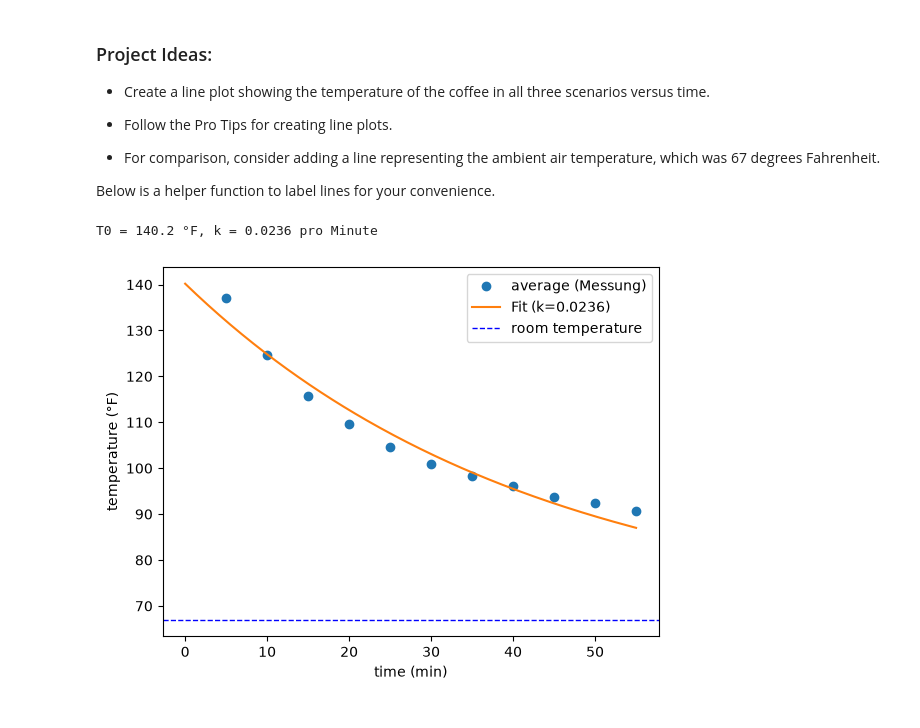
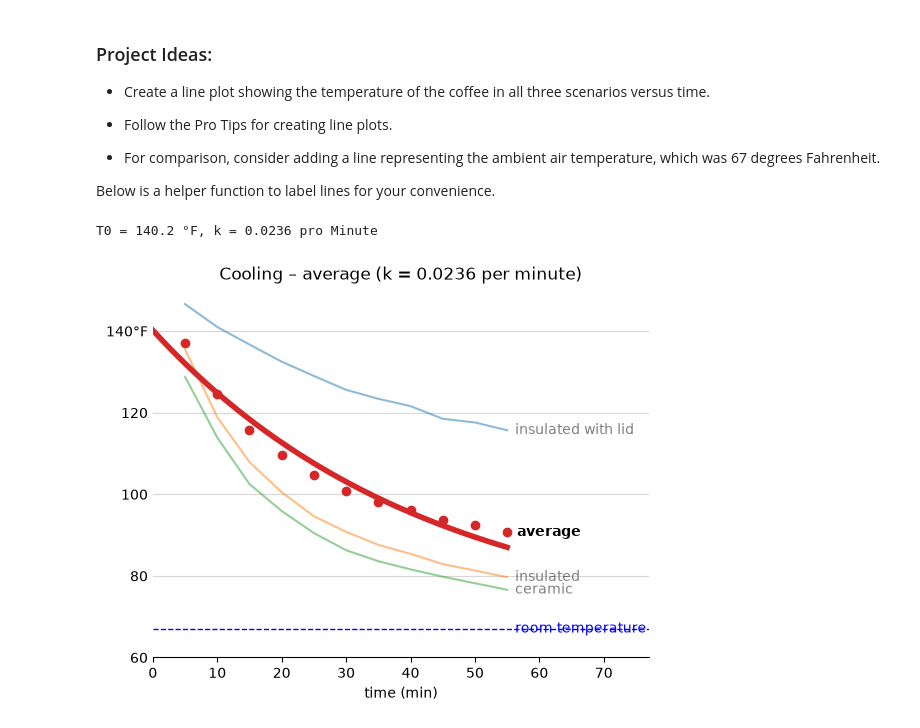
Before and after one commit to HTL3R-2627-SEW-5AX/2158_27_5AX_SEW_HTL3R, a Jupyter notebook: cisco_dse/chapter4/cooling-coffee-project/hot-coffee.ipynb, the cells around one changed output. Cells and saved outputs as stored; diff of their text form; code cells hidden in the pictures.

Commit message:
fifth try for plot with adopted pro tips and clean up with class from netacad

```diff
--- a/cisco_dse/chapter4/cooling-coffee-project/hot-coffee.ipynb
+++ b/cisco_dse/chapter4/cooling-coffee-project/hot-coffee.ipynb
@@ -61,37 +61,67 @@ def add_end_labels(df, x, column_names, alpha=1, fontweight='normal'):
 # YOUR CODE HERE (add additional cells as needed)
 # %%
 import numpy as np
+import matplotlib.pyplot as plt
 from scipy.optimize import curve_fit
 
+# Konfiguration
 T_raum = 67
-spalten = ['insulated with lid', 'insulated', 'ceramic']
+focus_column = 'average'
+focus_color = 'C3'
+back_columns = ['insulated with lid', 'insulated', 'ceramic']
+back_colors = ['C0', 'C1', 'C2']
 
-df['average'] = df[spalten].mean(axis=1)
+df['average'] = df[back_columns].mean(axis=1)
+df = df.set_index('time')          # time als x-Achse, wie in der Vorlage
 
+# Abkühlungsmodell
 def abkuehlung(t, T0, k):
     return T_raum + (T0 - T_raum) * np.exp(-k * t)
 
-(T0, k), _ = curve_fit(abkuehlung, df['time'], df['average'], p0=(150, 0.01))
+(T0, k), _ = curve_fit(abkuehlung, df.index, df['average'], p0=(150, 0.01))
 print(f'T0 = {T0:.1f} °F, k = {k:.4f} pro Minute')
 
-for spalte in spalten:
-    plt.plot(df['time'], df[spalte], alpha=0.4)
+# helper function
+def add_end_labels(df, x, column_names, alpha=1, fontweight='normal'):
+    for column_name in column_names:
+        y = df[column_name].iloc[-1]
+        label = f'  {column_name}'
+        plt.text(x, y, label, va="center", alpha=alpha, fontweight=fontweight)
 
-t_fein = np.linspace(0, df['time'].max(), 200)
-plt.plot(df['time'], df['average'], 'o', color='black')
-plt.plot(t_fein, abkuehlung(t_fein, T0, k), '-', color='black', linewidth=2)
-plt.axhline(T_raum, color='b', linestyle='dashed', linewidth=1)
+# plotting functions
+def plot_data():
+    df.plot(y=back_columns, color=back_colors, alpha=0.5)
+    plt.plot(df.index, df[focus_column], 'o', color=focus_color)
+    t_fein = np.linspace(0, df.index.max(), 200)
+    plt.plot(t_fein, abkuehlung(t_fein, T0, k), color=focus_color, linewidth=4)
+    plt.axhline(T_raum, color='b', linestyle='dashed', linewidth=1)
 
-x_ende = df['time'].iloc[-1]
-add_end_labels(df, x_ende, spalten, alpha=0.6)
-add_end_labels(df, x_ende, ['average'], fontweight='bold')
-plt.text(x_ende, T_raum, '  room temperature', va='center', color='b')
+def label_lines():
+    plt.legend().set_visible(False)
+    x_ende = df.index[-1]
+    add_end_labels(df, x_ende, back_columns, alpha=0.5)
+    add_end_labels(df, x_ende, [focus_column], fontweight='bold')
+    plt.text(x_ende, T_raum, '  room temperature', va='center', color='b')
 
-plt.yticks([60, 80, 100, 120, 140], ['60', '80', '100', '120', '140°F'])
-plt.xlabel('time (min)')
-plt.ylabel('temperature (°F)')
-plt.title(f'Cooling – average (k = {k:.4f} per minute)')
+def clean_axes():
+    ax = plt.gca()
+    ax.spines[['left', 'right', 'top']].set_visible(False)
+    ax.tick_params(axis='y', length=0)
+    plt.grid(axis='y', alpha=0.5)
+    plt.xlim(0, df.index[-1] * 1.4)   # Platz für die Labels
+
+def add_axes_labels():
+    y_ticks = [60, 80, 100, 120, 140]
+    y_tick_labels = ['60', '80', '100', '120', '140°F']
+    plt.yticks(y_ticks, y_tick_labels)
+    plt.xlabel('time (min)')
+    plt.title(f'Cooling – average (k = {k:.4f} per minute)')
+
+plot_data()
+label_lines()
+clean_axes()
+add_axes_labels()
 plt.show()
 # %% [output]
 T0 = 140.2 °F, k = 0.0236 pro Minute
-[figure, old version]
+[figure, new version]
```
